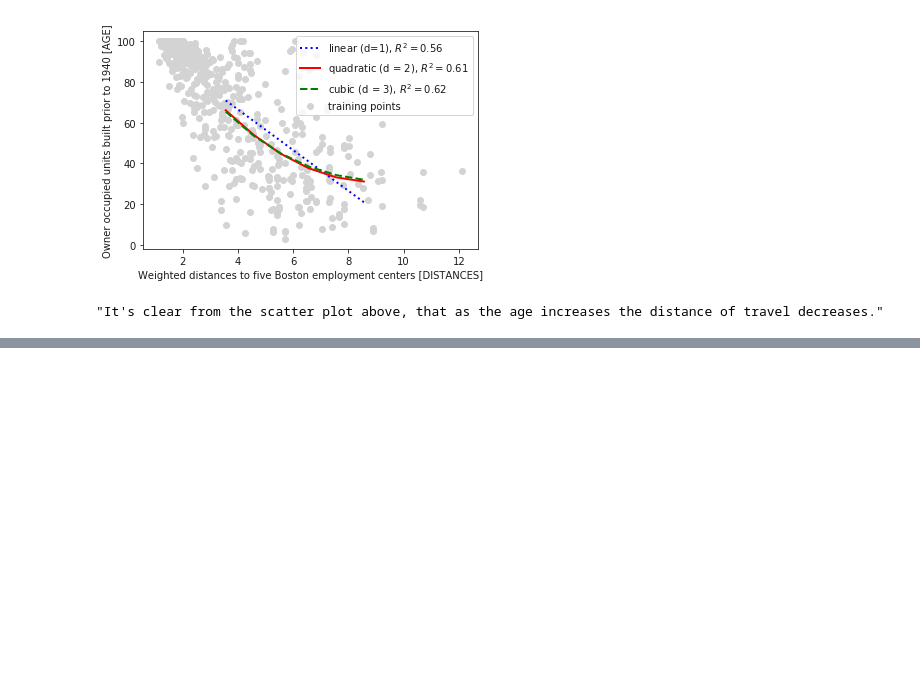
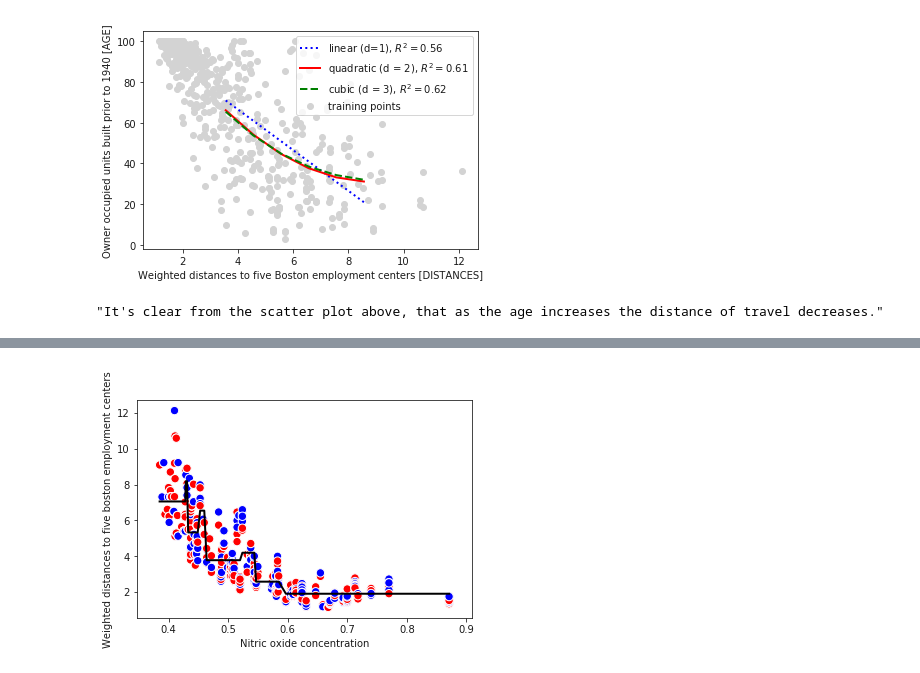
Before and after one commit to SedarOlmez94/coursework_2_LIDA, a Jupyter notebook: Linear regression.ipynb, the cells around one changed output, grey strips where cells are left out. Saved outputs shown, nothing was run; the diff lists cells and outputs as text; code cells hidden in the pictures; blank space fills up the shorter version.

Commit message:
I implemented linear_tree_regression to perform new regression techniques on my code.

```diff
--- a/Linear regression.ipynb
+++ b/Linear regression.ipynb
@@ -403,0 +425,13 @@ plt.show()
+# %%
+X = data_frame[["NITRIC_ACID"]].values
+y = data_frame["DISTANCES"].values
+# %%
+tree = DTR(max_depth = 3)
+tree.fit(X, y)
+sort_idx = X.flatten().argsort()
+line_regular_plot(X[sort_idx], y[sort_idx], tree)
+plt.xlabel('Nitric oxide concentration')
+plt.ylabel('Weighted distances to five boston employment centers')
+plt.show()
+# %% [output]
+[figure, added]
```
Also changed, not shown: parts of 2 cells of this notebook, 1 other file.
